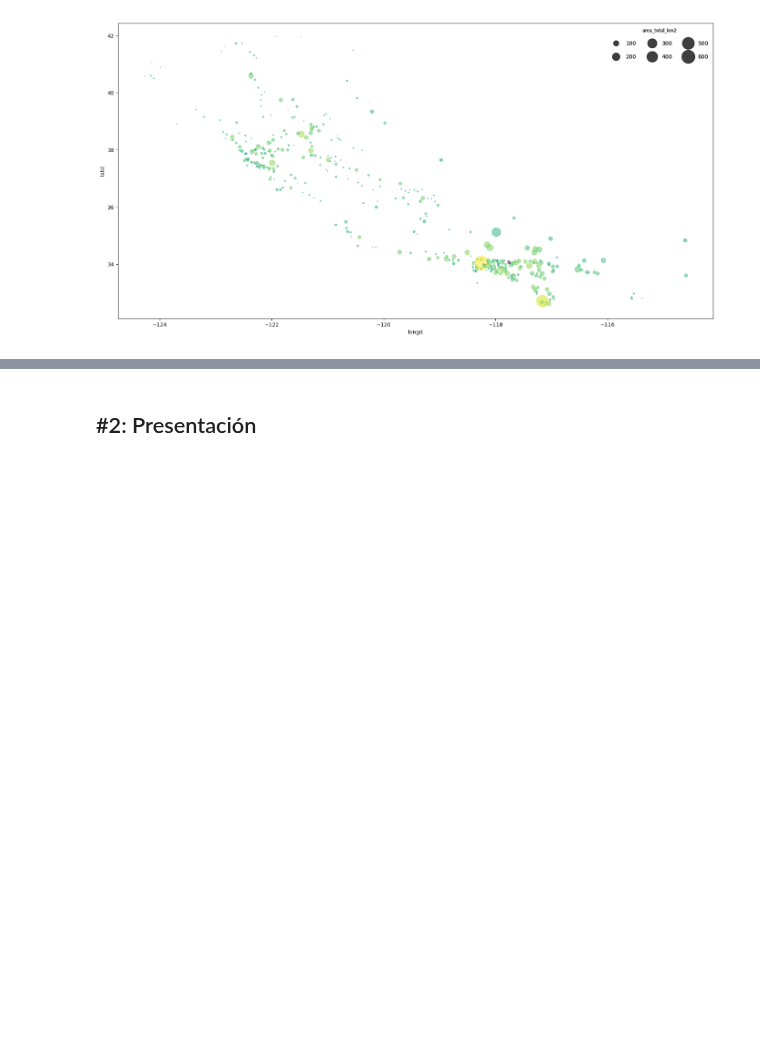
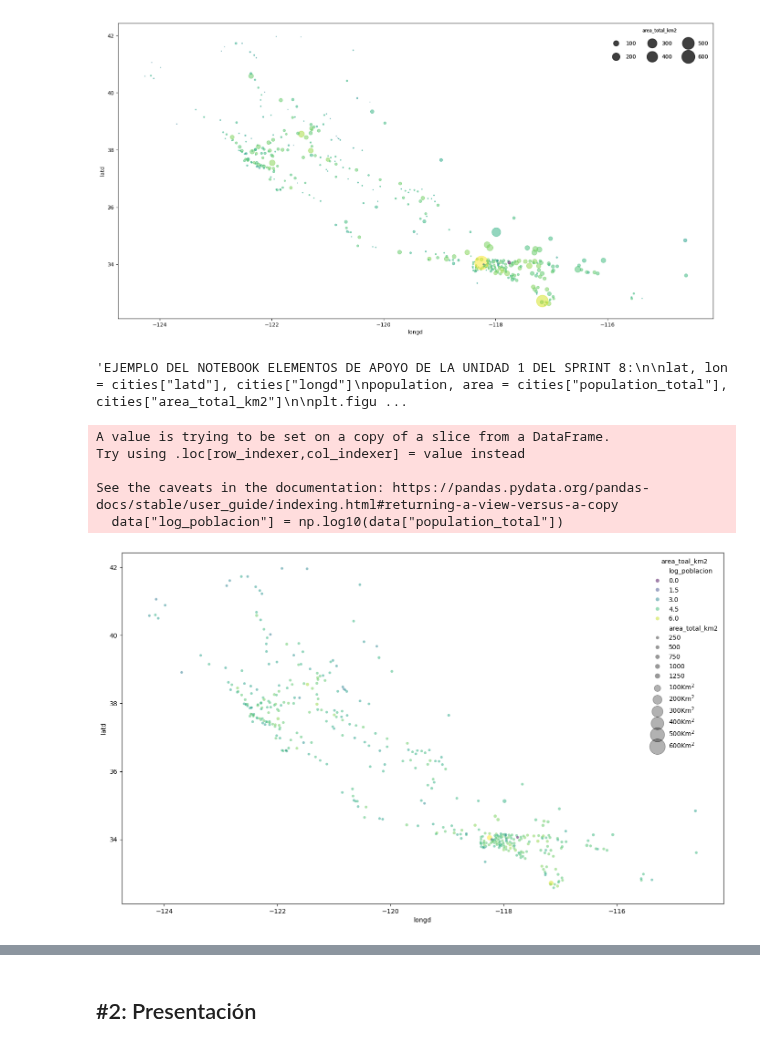
Before and after one commit to mariasanvals/DS_Online_Feb24_Exercises, a Jupyter notebook: 03_Analisis_de_Datos/Sprint_08/Unidad_02/Practica_Obligatoria/18_Practica_Obligatoria_Visualizacion_Presentacion.ipynb, the cells around one changed output, grey strips where cells are left out. Drawn from its saved outputs; the diff is of its cells as text; code cells hidden in the pictures; blank space fills up the shorter version.

```diff
--- a/03_Analisis_de_Datos/Sprint_08/Unidad_02/Practica_Obligatoria/18_Practica_Obligatoria_Visualizacion_Presentacion.ipynb
+++ b/03_Analisis_de_Datos/Sprint_08/Unidad_02/Practica_Obligatoria/18_Practica_Obligatoria_Visualizacion_Presentacion.ipynb
@@ -151,3 +125,36 @@ Pinta el diagrama de dispersión de longitud y latitud (longitud en las x, latit
 Un ejemplo de como podría salir para que lo tengas de referencia: (olvidate de la leyenda, auque si quieres como extra puedes intentar ver cómo crearla así)
 # %% [markdown]
 ![image.png](attachment:image.png)
+# %%
+"""EJEMPLO DEL NOTEBOOK ELEMENTOS DE APOYO DE LA UNIDAD 1 DEL SPRINT 8:
+
+lat, lon = cities["latd"], cities["longd"]
+population, area = cities["population_total"], cities["area_total_km2"]
+
+plt.figure(figsize = (20,10))
+plt.scatter(lon, lat, c = np.log10(population), cmap = "viridis",
+           s = area, linewidth = 0, alpha = 0.5) #diagrama de dispersion
+plt.xlabel("Longitudes")
+plt.ylabel("Latitudes")
+plt.colorbar(label = "log$_{10}$(population)")
+plt.clim(3,7) #límites de colores
+"""
+# %% [output]
+'EJEMPLO DEL NOTEBOOK ELEMENTOS DE APOYO DE LA UNIDAD 1 DEL SPRINT 8:\n\nlat, lon = cities["latd"], cities["longd"]\npopulation, area = cities["population_total"], cities["area_total_km2"]\n\nplt.figu ...
+# %%
+data["log_poblacion"] = np.log10(data["population_total"])
+# %% [output]
+A value is trying to be set on a copy of a slice from a DataFrame.
+Try using .loc[row_indexer,col_indexer] = value instead
+
+See the caveats in the documentation: https://pandas.pydata.org/pandas-docs/stable/user_guide/indexing.html#returning-a-view-versus-a-copy
+  data["log_poblacion"] = np.log10(data["population_total"])
+# %%
+plt.figure(figsize=(17,10))
+sns.scatterplot(data=data, x="longd", y="latd", hue="log_poblacion", size="area_total_km2", palette="viridis", alpha=0.5)
+for area in [100,200,300, 400,500, 600]:
+    plt.scatter([], [], c = "k", alpha = 0.3, s = area,
+               label = str(area) + "Km$^2$")
+    plt.legend(frameon = False, title = "area_toal_km2")
+# %% [output]
+[figure, added]
```
Also changed, not shown: parts of 18 cells of this notebook, 2 other files.
